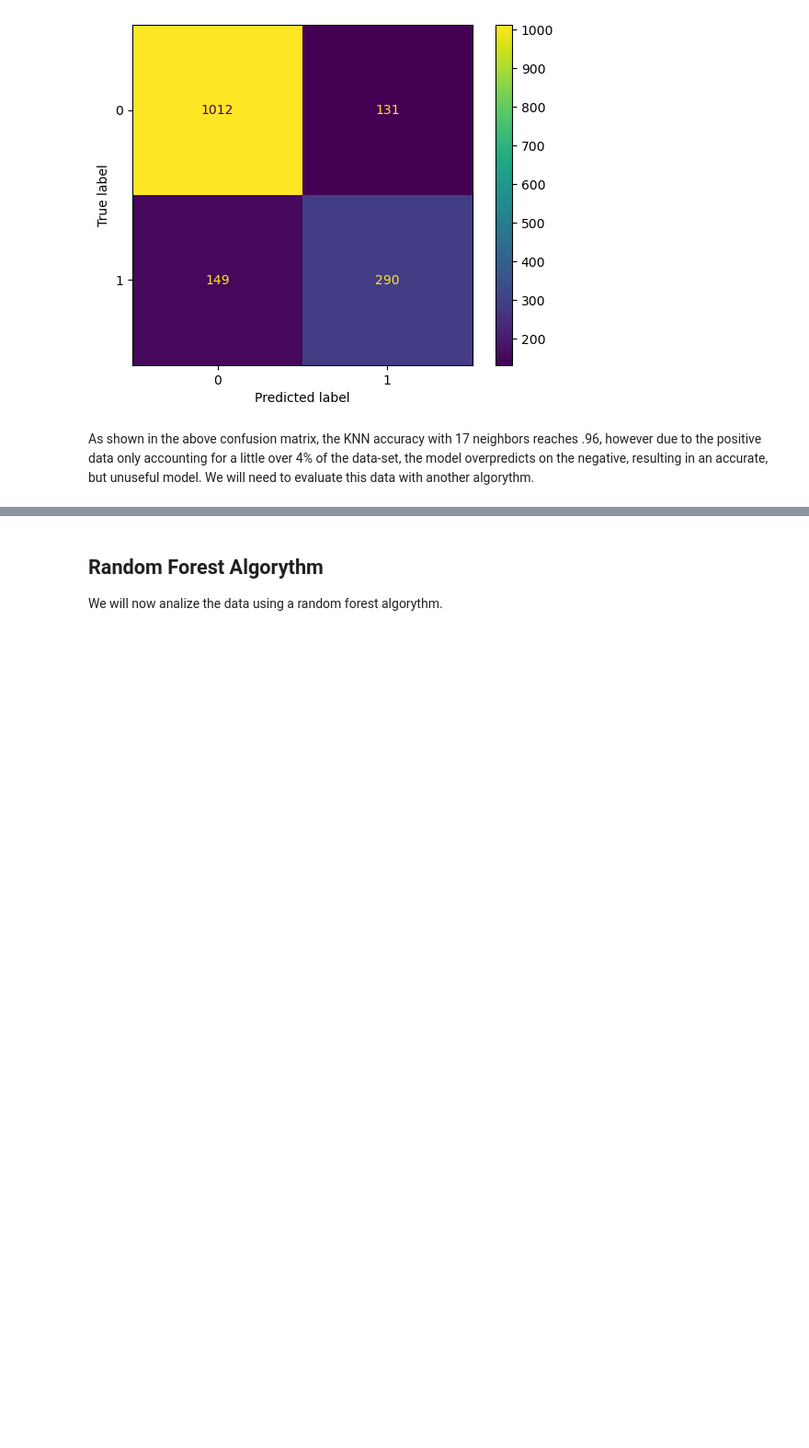
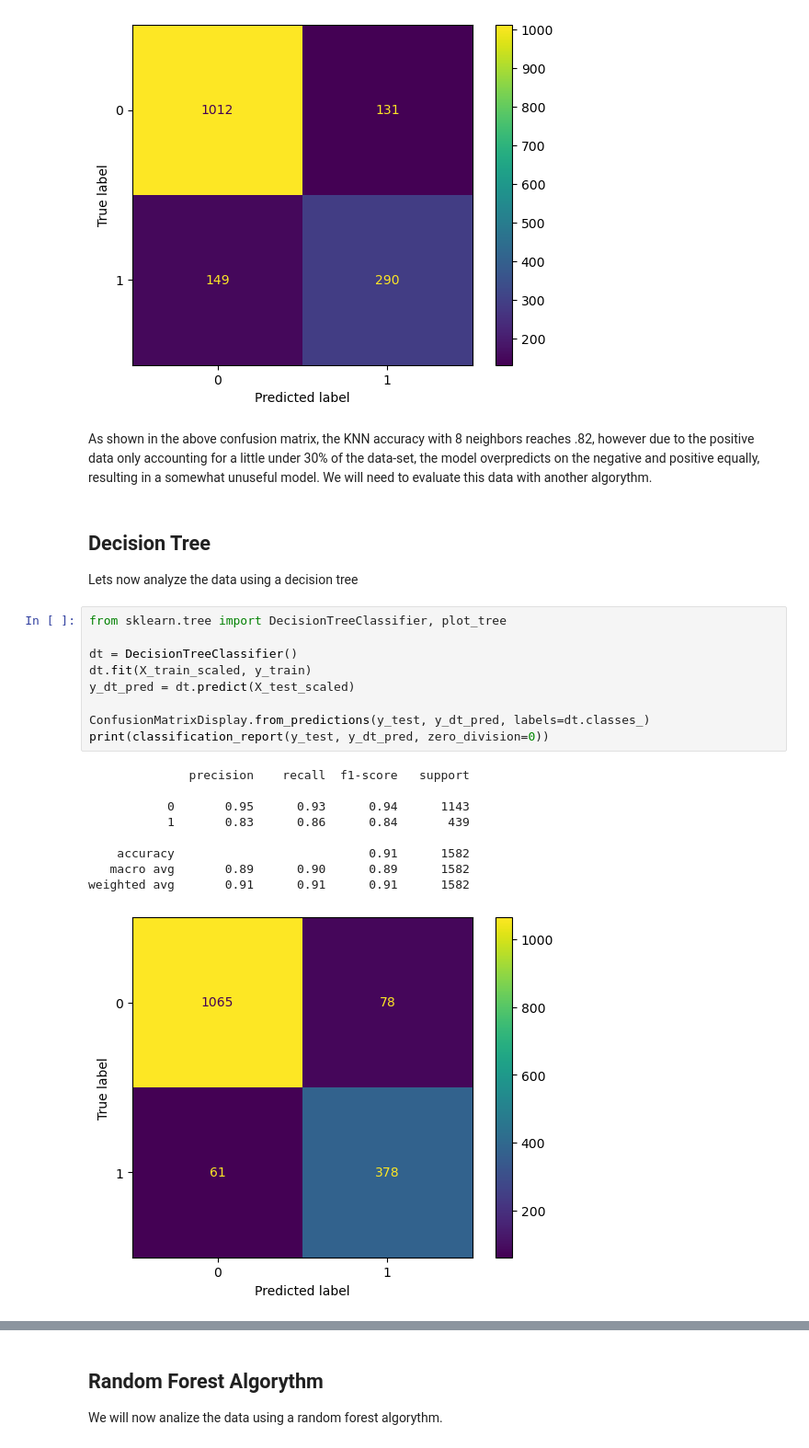
Before and after one commit to ReeseSThomp/School-MLSupervised-Final, a Jupyter notebook: SupervisedML_FinalProject.ipynb, the cells around one changed output, grey strips where cells are left out. Shown: that part at 92% size. Saved outputs shown, nothing was run; the diff lists cells and outputs as text; blank space fills up the shorter version.

```diff
--- a/SupervisedML_FinalProject.ipynb
+++ b/SupervisedML_FinalProject.ipynb
@@ -304,4 +377,27 @@ print(classification_report(y_test, y_pred, zero_division=0))
 weighted avg       0.82      0.82      0.82      1582
 [figure]
 # %% [markdown]
-As shown in the above confusion matrix, the KNN accuracy with 17 neighbors reaches .96, however due to the positive data only accounting for a little over 4% of the data-set, the model overpredicts on the negative, resulting in an accurate, but unuseful model.  We will need to evaluate this data with another algorythm.
+As shown in the above confusion matrix, the KNN accuracy with 8 neighbors reaches .82, however due to the positive data only accounting for a little under 30% of the data-set, the model overpredicts on the negative and positive equally, resulting in a somewhat unuseful model.  We will need to evaluate this data with another algorythm.
+# %% [markdown]
+## Decision Tree
+
+Lets now analyze the data using a decision tree
+# %%
+from sklearn.tree import DecisionTreeClassifier, plot_tree
+
+dt = DecisionTreeClassifier()
+dt.fit(X_train_scaled, y_train)
+y_dt_pred = dt.predict(X_test_scaled)
+
+ConfusionMatrixDisplay.from_predictions(y_test, y_dt_pred, labels=dt.classes_)
+print(classification_report(y_test, y_dt_pred, zero_division=0))
+# %% [output]
+              precision    recall  f1-score   support
+
+           0       0.95      0.93      0.94      1143
+           1       0.83      0.86      0.84       439
+
+    accuracy                           0.91      1582
+   macro avg       0.89      0.90      0.89      1582
+weighted avg       0.91      0.91      0.91      1582
+[figure, added]
```
Also changed, not shown: parts of 20 cells of this notebook.
